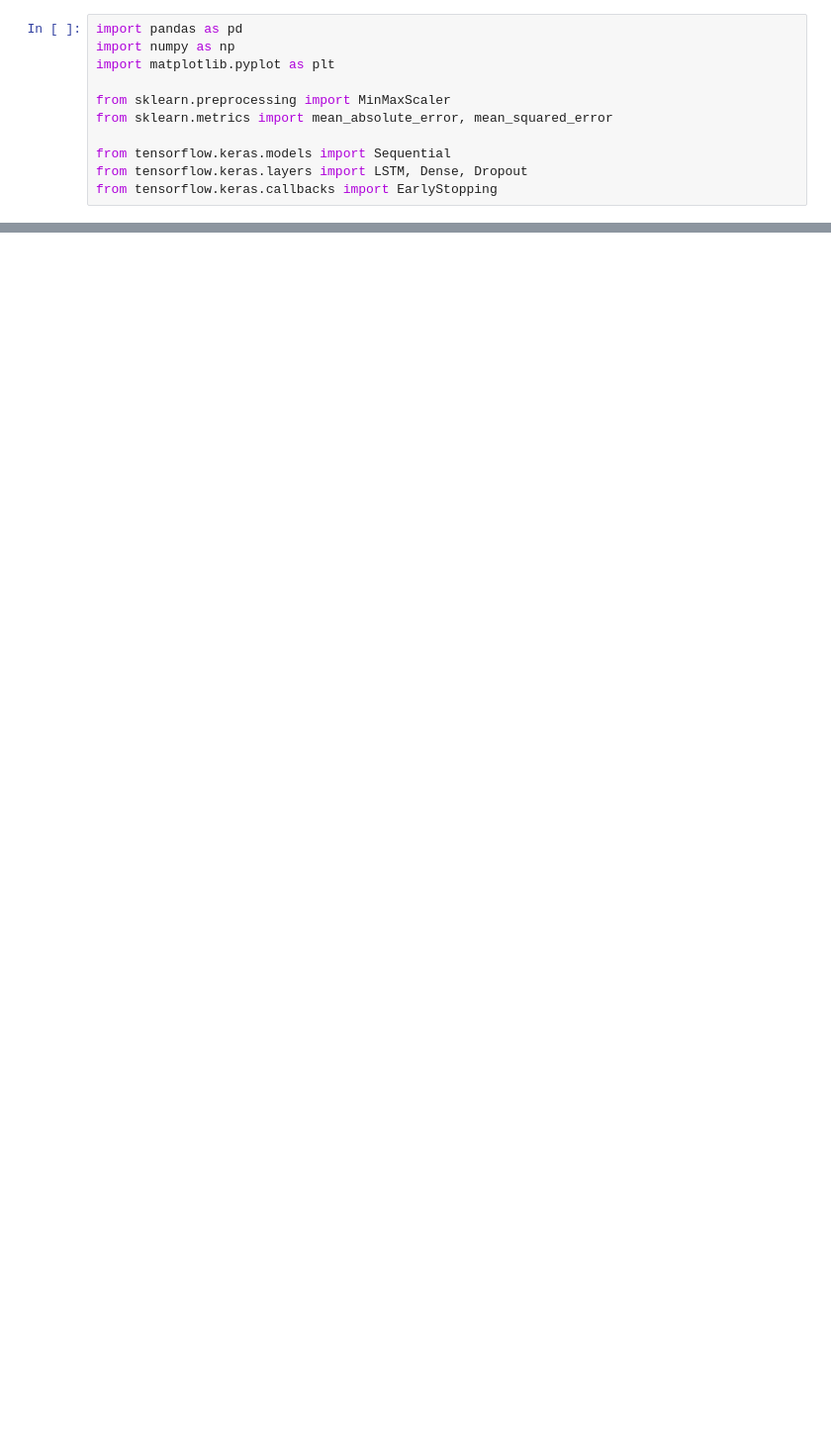
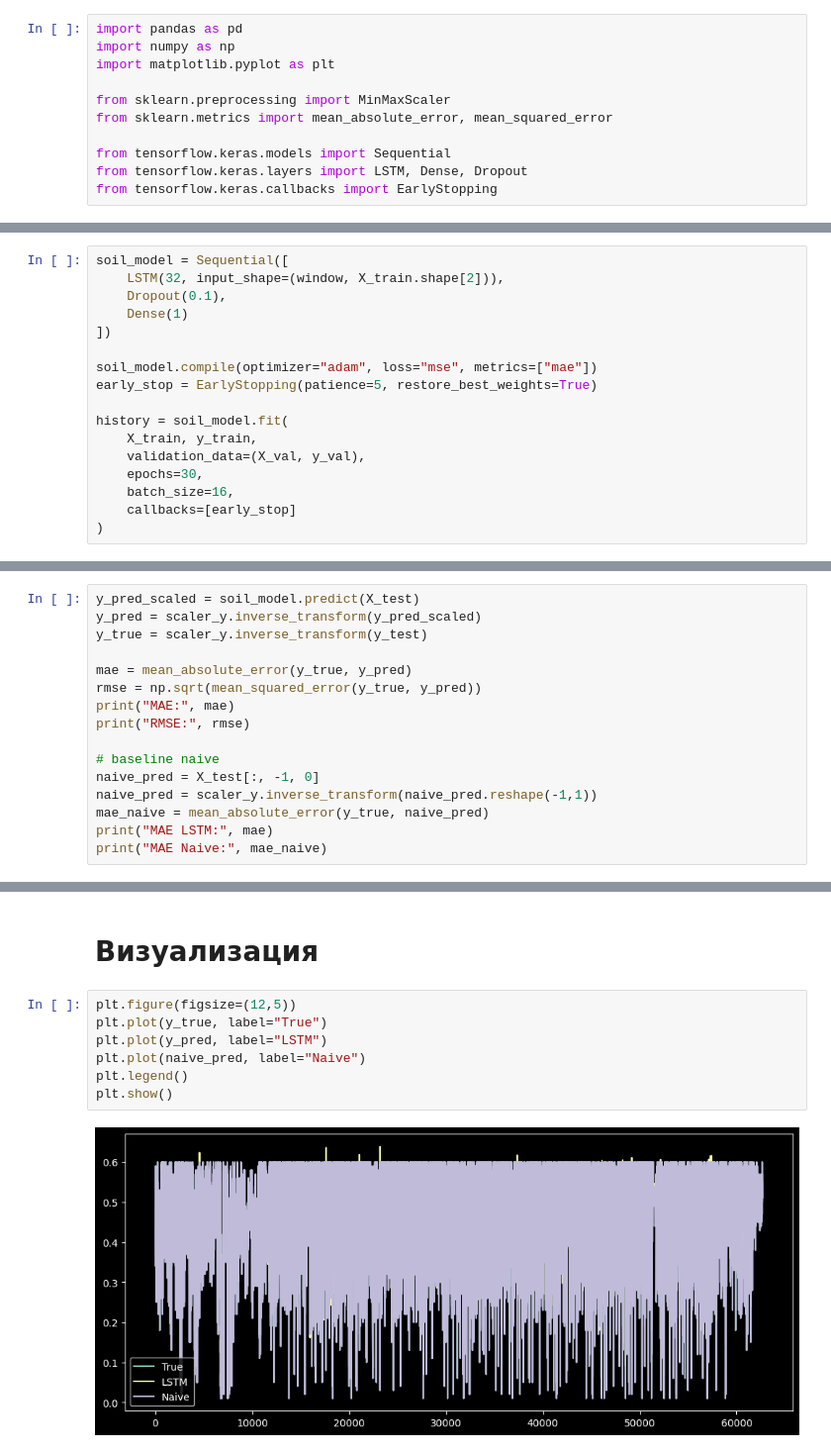
Before and after one commit to sunlightboss/ML_model, a Jupyter notebook: soil_moister_prediction.ipynb, the cells around one changed output, grey strips where cells are left out. Shown at 99% size. Saved outputs shown, nothing was run; the diff lists cells and outputs as text; blank space fills up the shorter version.

```diff
--- a/soil_moister_prediction.ipynb
+++ b/soil_moister_prediction.ipynb
@@ -237,0 +125,17 @@ plt.show()
+# %%
+soil_model = Sequential([
+    LSTM(32, input_shape=(window, X_train.shape[2])),
+    Dropout(0.1),
+    Dense(1)
+])
+
+soil_model.compile(optimizer="adam", loss="mse", metrics=["mae"])
+early_stop = EarlyStopping(patience=5, restore_best_weights=True)
+
+history = soil_model.fit(
+    X_train, y_train,
+    validation_data=(X_val, y_val),
+    epochs=30,
+    batch_size=16,
+    callbacks=[early_stop]
+)
@@ -237,0 +163,16 @@ plt.show()
+# %%
+y_pred_scaled = soil_model.predict(X_test)
+y_pred = scaler_y.inverse_transform(y_pred_scaled)
+y_true = scaler_y.inverse_transform(y_test)
+
+mae = mean_absolute_error(y_true, y_pred)
+rmse = np.sqrt(mean_squared_error(y_true, y_pred))
+print("MAE:", mae)
+print("RMSE:", rmse)
+
+# baseline naive
+naive_pred = X_test[:, -1, 0]
+naive_pred = scaler_y.inverse_transform(naive_pred.reshape(-1,1))
+mae_naive = mean_absolute_error(y_true, naive_pred)
+print("MAE LSTM:", mae)
+print("MAE Naive:", mae_naive)
@@ -237,0 +185,11 @@ plt.show()
+# %% [markdown]
+# Визуализация
+# %%
+plt.figure(figsize=(12,5))
+plt.plot(y_true, label="True")
+plt.plot(y_pred, label="LSTM")
+plt.plot(naive_pred, label="Naive")
+plt.legend()
+plt.show()
+# %% [output]
+[figure, added]
```
Also changed, not shown: parts of 40 cells of this notebook, 3 other files.
